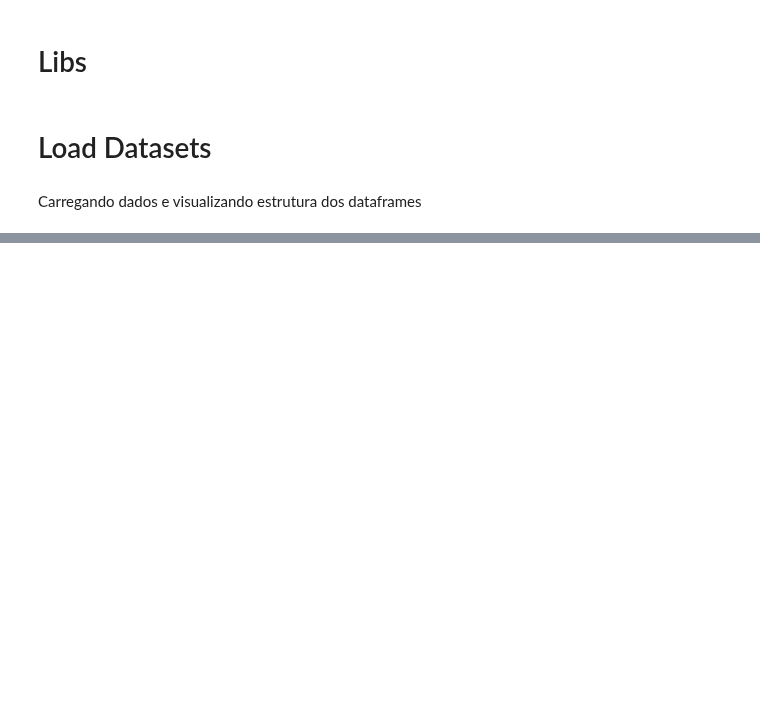
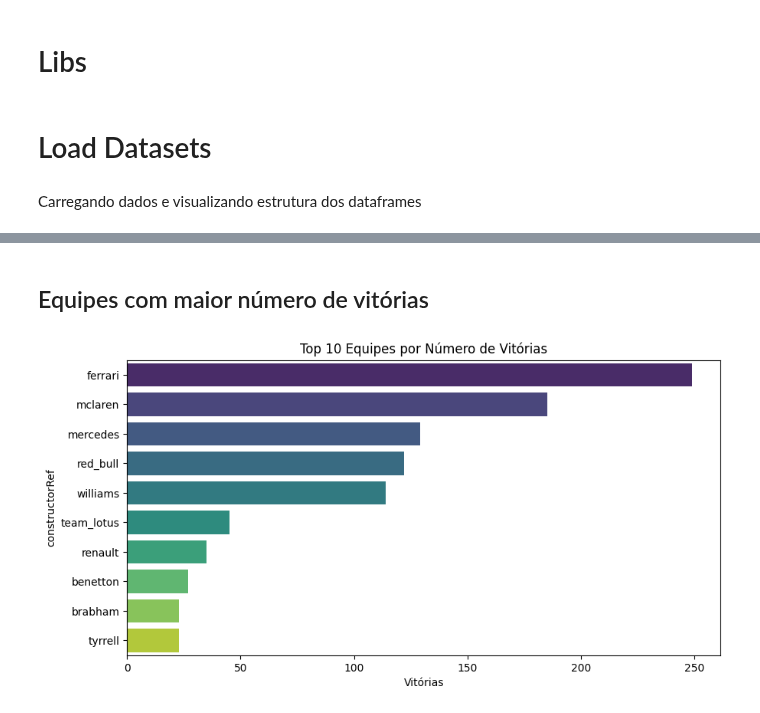
Before and after one commit to falconeee/CD-2025-2, a Jupyter notebook: projeto final/projeto_final.ipynb, the cells around one changed output, grey strips where cells are left out. Cells and saved outputs as stored; diff of their text form; code cells hidden in the pictures; blank space fills up the shorter version.

```diff
--- a/projeto final/projeto_final.ipynb
+++ b/projeto final/projeto_final.ipynb
@@ -76,0 +347,13 @@ df_status.head()
+# %% [markdown]
+## Equipes com maior número de vitórias
+# %%
+# Top 10 Equipes com mais vitórias na base de dados
+wins = df[df['positionOrder'] == 1].groupby('constructorRef')['year'].count().sort_values(ascending=False).head(10)
+
+plt.figure(figsize=(10, 5))
+sns.barplot(x=wins.values, y=wins.index, palette='viridis')
+plt.title('Top 10 Equipes por Número de Vitórias')
+plt.xlabel('Vitórias')
+plt.show()
+# %% [output]
+[figure, added]
```
Also changed, not shown: parts of 45 cells of this notebook, 1 other file.
